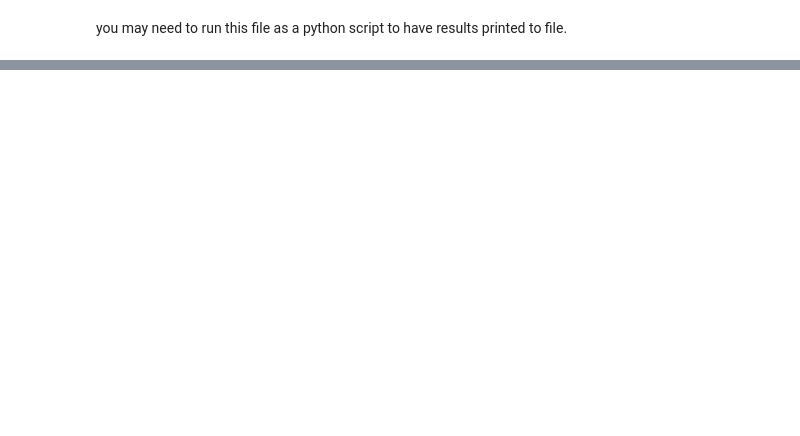
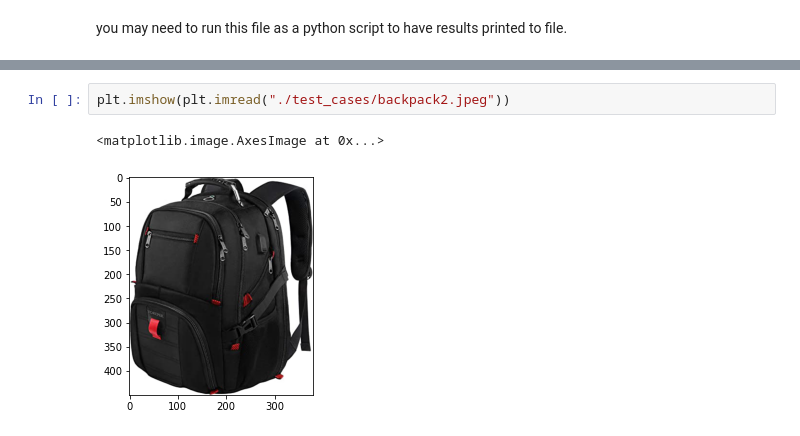
Before and after one commit to mila-aia/image_classification_simulation, a Jupyter notebook: notebooks/clustering.ipynb, the cells around one changed output, grey strips where cells are left out. Cells and saved outputs as stored; diff of their text form; blank space fills up the shorter version.

```diff
--- a/notebooks/clustering.ipynb
+++ b/notebooks/clustering.ipynb
@@ -73,0 +99,5 @@ show_grid_images(target_images,target_cluster_ids,height=6,width=6,save_path='./
+# %%
+plt.imshow(plt.imread("./test_cases/backpack2.jpeg"))
+# %% [output]
+<matplotlib.image.AxesImage at 0x...>
+[figure, added]
```
Also changed, not shown: parts of 10 cells of this notebook, 4 other files.
